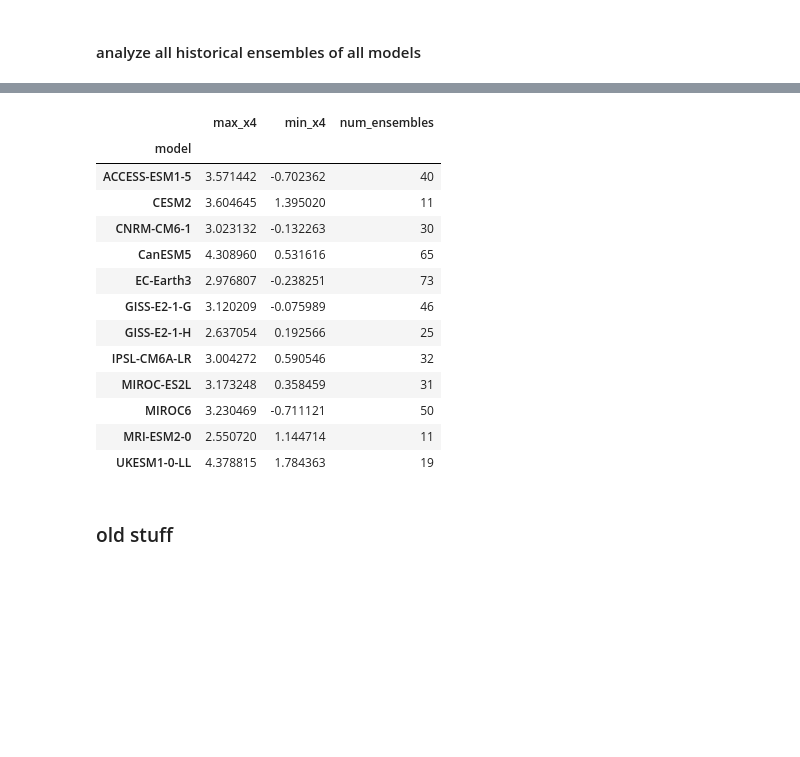
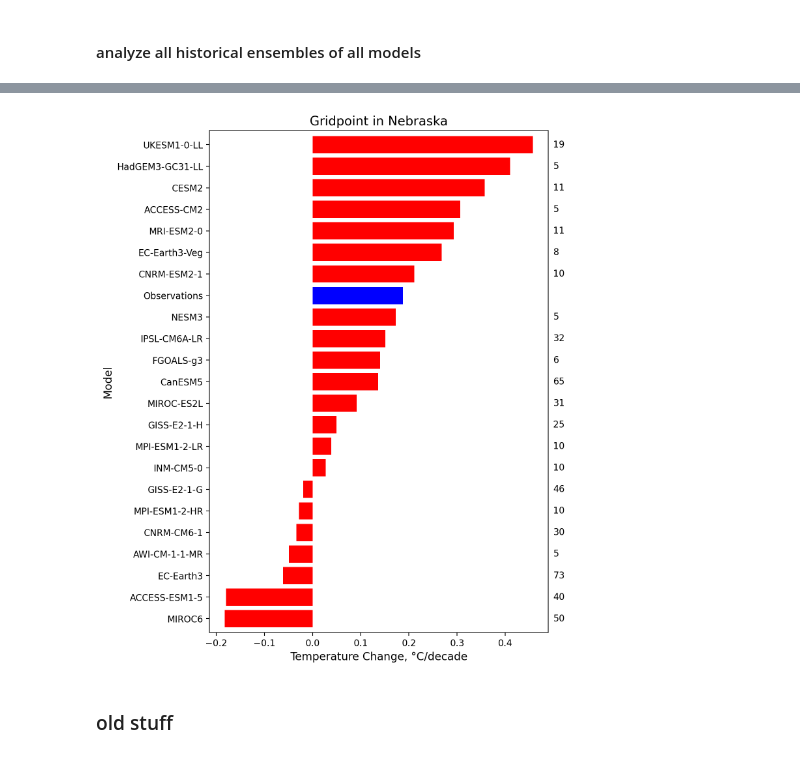
Before and after one commit to aedessler/TCB_Trump_Graphic, a Jupyter notebook: trend_comparison_trump.ipynb, the cells around one changed output, grey strips where cells are left out. Saved outputs shown, nothing was run; the diff lists cells and outputs as text; code cells hidden in the pictures; blank space fills up the shorter version.

Commit message:
added new plot
I added the code to generate the plot of the model vs. obs. comparison using the ensemble member with the smallest amount of warming at the Nebraska gridpoint

```diff
--- a/trend_comparison_trump.ipynb
+++ b/trend_comparison_trump.ipynb
@@ -596,24 +596,51 @@ NorESM2-LM        2.898010  1.649872              3
 NorESM2-MM        3.645294  2.394501              3
 TaiESM1           3.435516  1.192383              2
 UKESM1-0-LL       4.378815  1.784363             19
-# %%
-results_df = results_df[results_df.num_ensembles > 10]
-results_df
-# %% [output]
-|  | max_x4 | min_x4 | num_ensembles |
-| model |  |  |  |
-| ACCESS-ESM1-5 | 3.571442 | -0.702362 | 40 |
-| CESM2 | 3.604645 | 1.395020 | 11 |
-| CNRM-CM6-1 | 3.023132 | -0.132263 | 30 |
-| CanESM5 | 4.308960 | 0.531616 | 65 |
-| EC-Earth3 | 2.976807 | -0.238251 | 73 |
-| GISS-E2-1-G | 3.120209 | -0.075989 | 46 |
-| GISS-E2-1-H | 2.637054 | 0.192566 | 25 |
-| IPSL-CM6A-LR | 3.004272 | 0.590546 | 32 |
-| MIROC-ES2L | 3.173248 | 0.358459 | 31 |
-| MIROC6 | 3.230469 | -0.711121 | 50 |
-| MRI-ESM2-0 | 2.550720 | 1.144714 | 11 |
-| UKESM1-0-LL | 4.378815 | 1.784363 | 19 |
+# %%
+## make plots for the ensemble with the least warming
+## for models with 5 or more ensembles
+# Remove NaNs
+df_clean = results_df.copy()
+df_clean = df_clean.dropna()
+df_clean['model'] = df_clean.index
+df_clean.index = range(len(df_clean))
+df_clean = df_clean.rename({'min_x4': 'tas'},axis = 1)
+# df_sorted.iloc[df_sorted.num_ensembles < 5,1] = np.nan
+df_clean = df_clean[df_clean.num_ensembles > 4]
+
+# Insert the observed value as a new row at the end of the DataFrame
+df_observed = pd.DataFrame({'model': ['Observations'], 'tas': [observed_value]})
+df_sorted = pd.concat([df_clean, df_observed], ignore_index=True)
+df_sorted['color'] = ['red']*(len(df_sorted)-1) + ['blue']
+df_sorted['tas'] = df_sorted.tas.astype(float)
+df_sorted['tas'] /= 3.9
+df_sorted = df_sorted.sort_values(by='tas').reset_index(drop=True)
+
+# Plot the data as horizontal bars
+plt.figure(figsize=(8, 10))
+plt.subplots_adjust(left=0.25)
+
+# Plot all bars, using brown for models and blue for observations
+df_sorted['tas'].plot.barh(color=df_sorted.color, width=0.8)
+
+# Customize the plot
+plt.title('Gridpoint in Nebraska', fontsize=14)
+plt.ylabel('Model', fontsize=12)
+plt.xlabel('Temperature Change, °C/decade', fontsize=12)
+
+for index, value in enumerate(df_sorted['tas']):
+    num_ensembles = df_sorted.loc[index, 'num_ensembles']
+    if not np.isnan(num_ensembles):
+        plt.text(0.5, index, f'{int(num_ensembles)}',
+                 va='center', fontsize=10, color='black')
+
+# Adjust y-axis labels to match the order and style of the example plot
+plt.yticks(np.arange(len(df_sorted)), df_sorted['model'], fontsize=10);
+
+# Optionally, save the plot to a file
+# plt.savefig('nebraska-smallest.jpg', dpi=300)
+# %% [output]
+[figure, added]
 # %% [markdown]
 ### old stuff
 # %%
```
Also changed, not shown: parts of 2 cells of this notebook.
